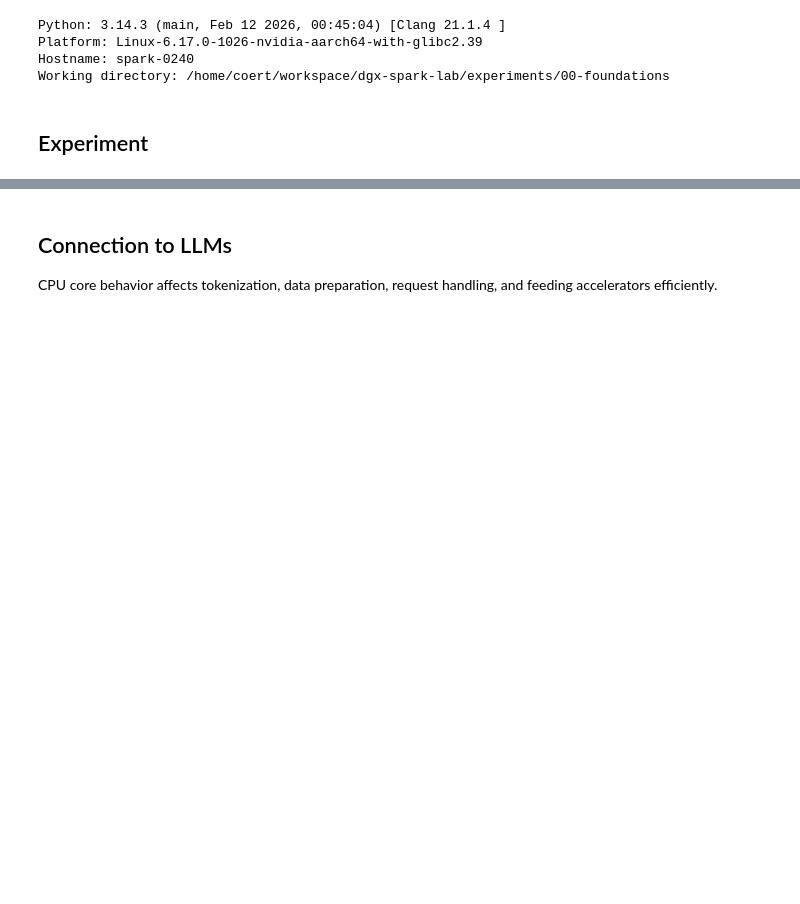
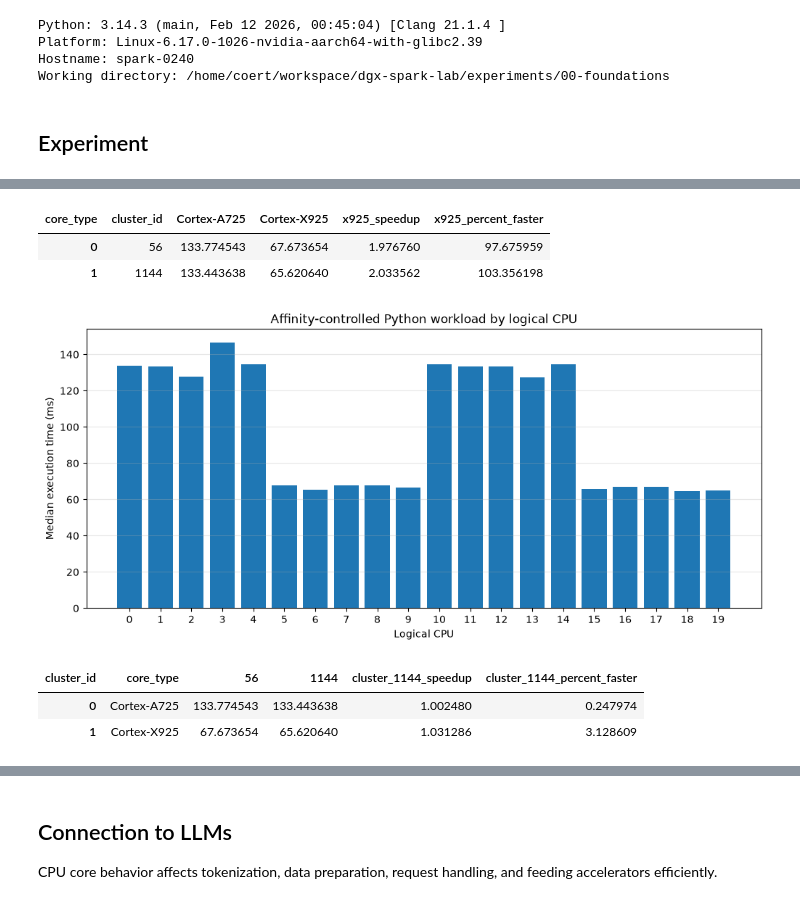
Before and after one commit to coert/dgx-spark-lab, a Jupyter notebook: experiments/00-foundations/01-cpu-architecture.ipynb, the cells around one changed output, grey strips where cells are left out. Saved outputs shown, nothing was run; the diff lists cells and outputs as text; code cells hidden in the pictures; blank space fills up the shorter version.

```diff
--- a/experiments/00-foundations/01-cpu-architecture.ipynb
+++ b/experiments/00-foundations/01-cpu-architecture.ipynb
@@ -73,0 +220,17 @@ Features        : fp asimd evtstrm aes pmull sha1 sha2 crc32 atomics fphp asimdh
+# %%
+MASK_64 = (1 << 64) - 1
+
+
+def integer_workload(iterations: int = 500_000) -> int:
+    """Run deterministic, single-threaded integer work with a tiny working set."""
+    value = 0x9E3779B97F4A7C15
+
+    for index in range(iterations):
+        value ^= index + 0x9E3779B97F4A7C15 + ((value << 6) & MASK_64) + (value >> 2)
+        value &= MASK_64
+
+    return value
+
+
+# Sanity check: the workload must be deterministic.
+assert integer_workload(10_000) == integer_workload(10_000)
@@ -74,3 +386,64 @@ Features        : fp asimd evtstrm aes pmull sha1 sha2 crc32 atomics fphp asimdh
+# %%
+core_type_comparison = group_summary.pivot(
+    index="cluster_id",
+    columns="core_type",
+    values="median_of_medians_ms",
+).reset_index()
+
+core_type_comparison["x925_speedup"] = (
+    core_type_comparison["Cortex-A725"] / core_type_comparison["Cortex-X925"]
+)
+
+core_type_comparison["x925_percent_faster"] = (
+    core_type_comparison["x925_speedup"] - 1
+) * 100
+
+core_type_comparison
+# %% [output]
+| core_type | cluster_id | Cortex-A725 | Cortex-X925 | x925_speedup | x925_percent_faster |
+| 0 | 56 | 133.774543 | 67.673654 | 1.976760 | 97.675959 |
+| 1 | 1144 | 133.443638 | 65.620640 | 2.033562 | 103.356198 |
+# %%
+import matplotlib.pyplot as plt
+
+
+plot_data = benchmark_results.sort_values("cpu")
+
+figure, axis = plt.subplots(figsize=(12, 5))
+
+axis.bar(
+    plot_data["cpu"].astype(str),
+    plot_data["median_ms"],
+)
+
+axis.set_title("Affinity-controlled Python workload by logical CPU")
+axis.set_xlabel("Logical CPU")
+axis.set_ylabel("Median execution time (ms)")
+axis.grid(axis="y", alpha=0.3)
+
+plt.show()
+# %% [output]
+[figure, added]
+# %%
+cluster_comparison = group_summary.pivot(
+    index="core_type",
+    columns="cluster_id",
+    values="median_of_medians_ms",
+).reset_index()
+
+cluster_comparison["cluster_1144_speedup"] = (
+    cluster_comparison[56] / cluster_comparison[1144]
+)
+
+cluster_comparison["cluster_1144_percent_faster"] = (
+    cluster_comparison["cluster_1144_speedup"] - 1
+) * 100
+
+cluster_comparison
+# %% [output]
+| cluster_id | core_type | 56 | 1144 | cluster_1144_speedup | cluster_1144_percent_faster |
+| 0 | Cortex-A725 | 133.774543 | 133.443638 | 1.002480 | 0.247974 |
+| 1 | Cortex-X925 | 67.673654 | 65.620640 | 1.031286 | 3.128609 |
 # %% [markdown]
 ## Observations
 
```
Also changed, not shown: parts of 11 cells of this notebook.
